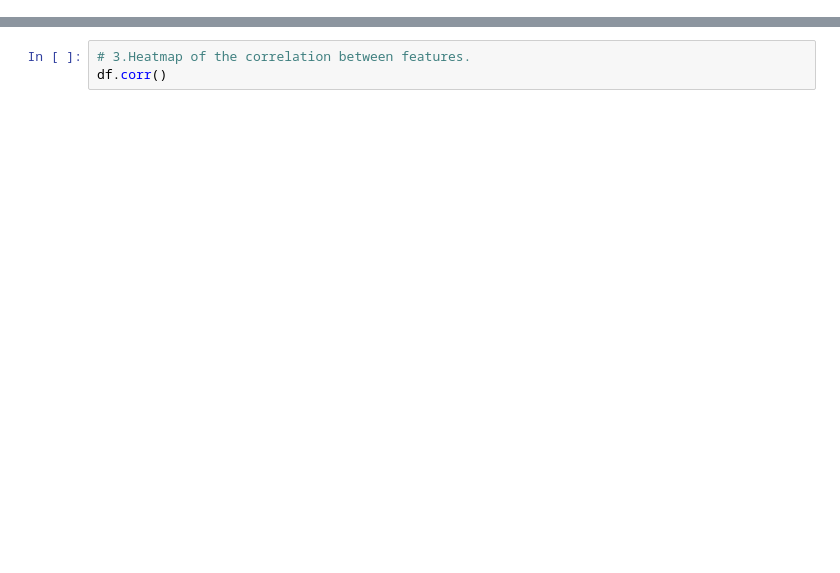
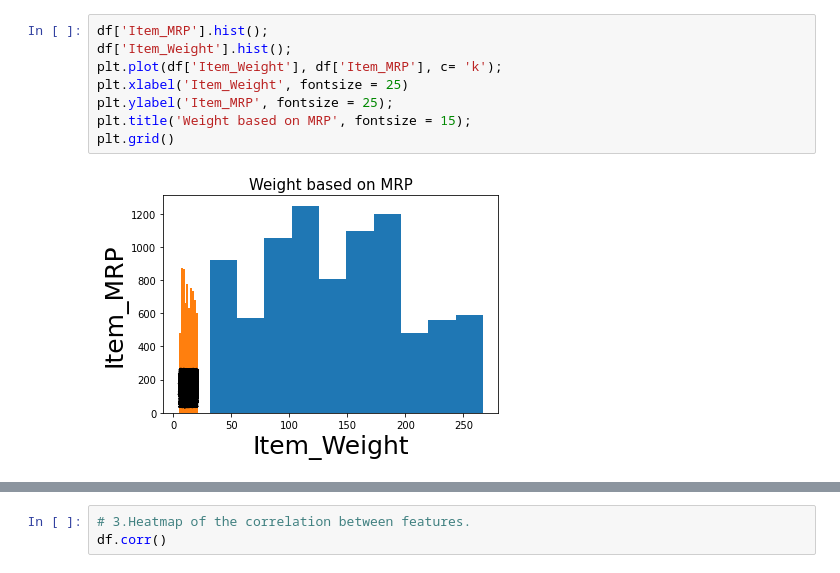
Before and after one commit to rajasreekalli/sales_predicions, a Jupyter notebook: Sales>pediction.4.ipynb, the cells around one changed output, grey strips where cells are left out. Drawn from its saved outputs; the diff is of its cells as text; blank space fills up the shorter version.

```diff
--- a/Sales>pediction.4.ipynb
+++ b/Sales>pediction.4.ipynb
@@ -47,0 +133,10 @@ df['Item_Outlet_Sales'].hist();
+# %%
+df['Item_MRP'].hist();
+df['Item_Weight'].hist();
+plt.plot(df['Item_Weight'], df['Item_MRP'], c= 'k');
+plt.xlabel('Item_Weight', fontsize = 25)
+plt.ylabel('Item_MRP', fontsize = 25);
+plt.title('Weight based on MRP', fontsize = 15);
+plt.grid()
+# %% [output]
+[figure, added]
```
Also changed, not shown: parts of 19 cells of this notebook.
